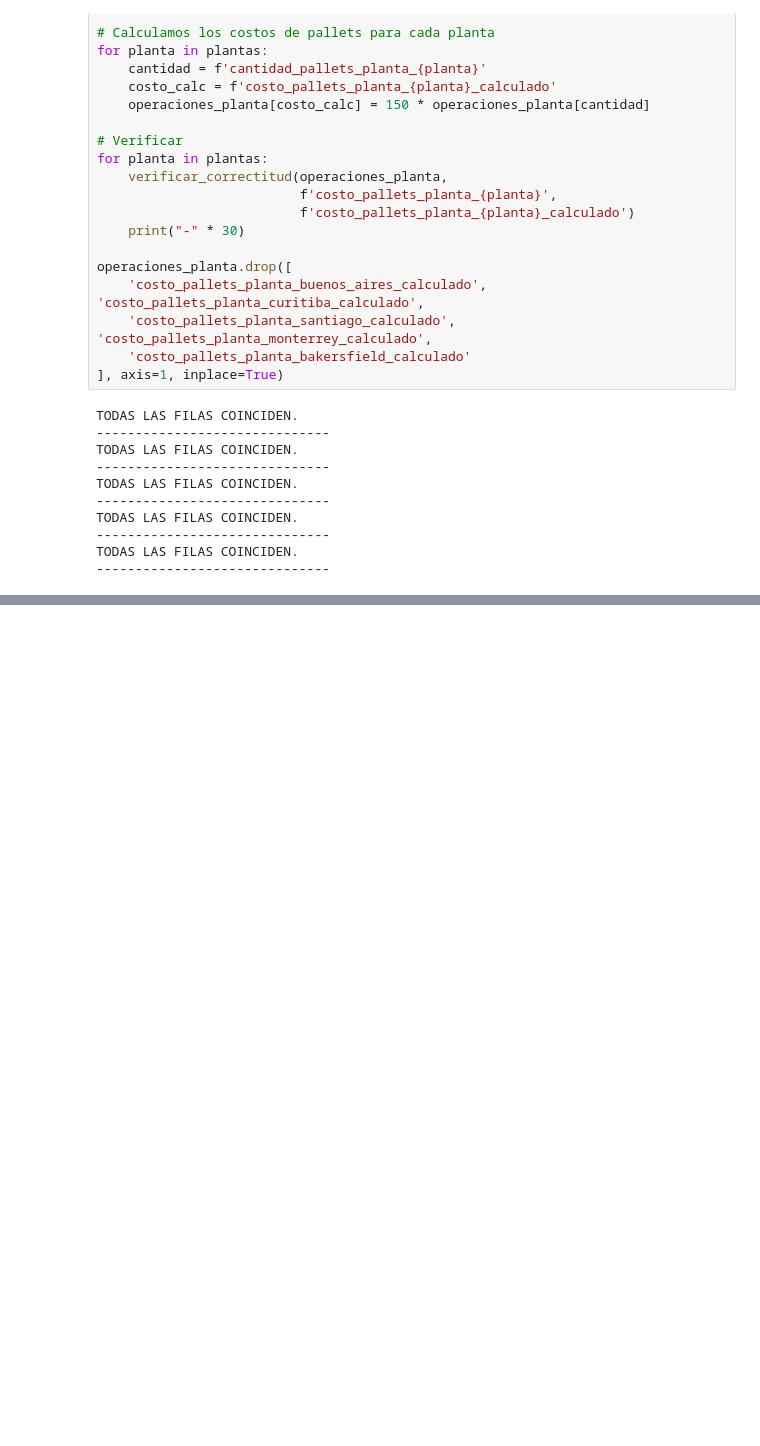
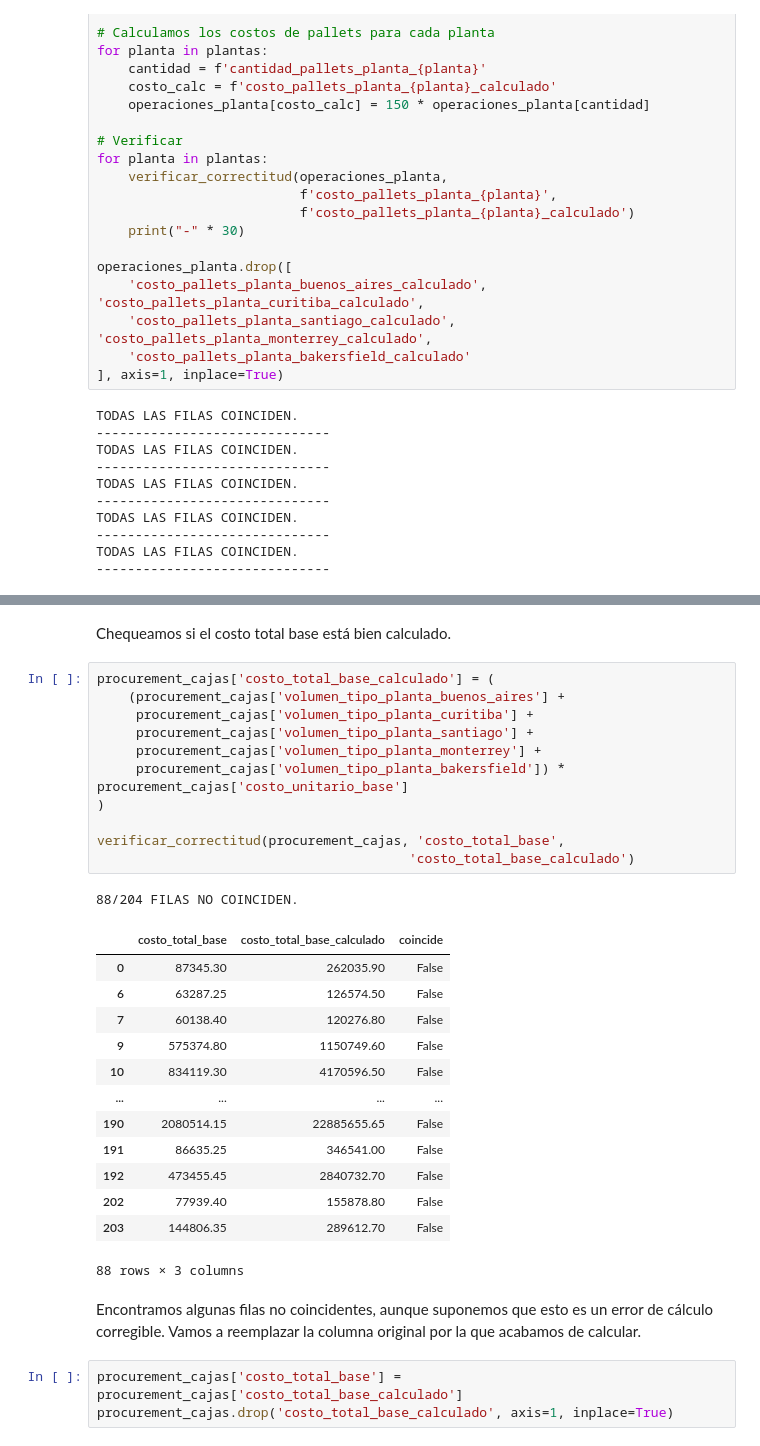
Before and after one commit to demianelnecave/AlixPartners-Competencia-Datos, a Jupyter notebook: 1b.correctitud.ipynb, the cells around one changed output, grey strips where cells are left out. Saved outputs shown, nothing was run; the diff lists cells and outputs as text; blank space fills up the shorter version.

Commit message:
Correctitud y emprolijidad de codigo

```diff
--- a/1b.correctitud.ipynb
+++ b/1b.correctitud.ipynb
@@ -494,0 +304,33 @@ mergeado2[~condicion]['vol_calculado'] - mergeado2[~condicion]['volumen_producto
+# %% [markdown]
+Chequeamos si el costo total base está bien calculado.
+# %%
+procurement_cajas['costo_total_base_calculado'] = (
+    (procurement_cajas['volumen_tipo_planta_buenos_aires'] +
+     procurement_cajas['volumen_tipo_planta_curitiba'] +
+     procurement_cajas['volumen_tipo_planta_santiago'] +
+     procurement_cajas['volumen_tipo_planta_monterrey'] +
+     procurement_cajas['volumen_tipo_planta_bakersfield']) * procurement_cajas['costo_unitario_base']
+)
+
+verificar_correctitud(procurement_cajas, 'costo_total_base',
+                                        'costo_total_base_calculado')
+# %% [output]
+88/204 FILAS NO COINCIDEN.
+|  | costo_total_base | costo_total_base_calculado | coincide |
+| 0 | 87345.30 | 262035.90 | False |
+| 6 | 63287.25 | 126574.50 | False |
+| 7 | 60138.40 | 120276.80 | False |
+| 9 | 575374.80 | 1150749.60 | False |
+| 10 | 834119.30 | 4170596.50 | False |
+| ... | ... | ... | ... |
+| 190 | 2080514.15 | 22885655.65 | False |
+| 191 | 86635.25 | 346541.00 | False |
+| 192 | 473455.45 | 2840732.70 | False |
+| 202 | 77939.40 | 155878.80 | False |
+| 203 | 144806.35 | 289612.70 | False |
+88 rows × 3 columns
+# %% [markdown]
+Encontramos algunas filas no coincidentes, aunque suponemos que esto es un error de cálculo corregible. Vamos a reemplazar la columna original por la que acabamos de calcular.
+# %%
+procurement_cajas['costo_total_base'] = procurement_cajas['costo_total_base_calculado']
+procurement_cajas.drop('costo_total_base_calculado', axis=1, inplace=True)
```
Also changed, not shown: parts of 37 cells of this notebook, 9 other files.
